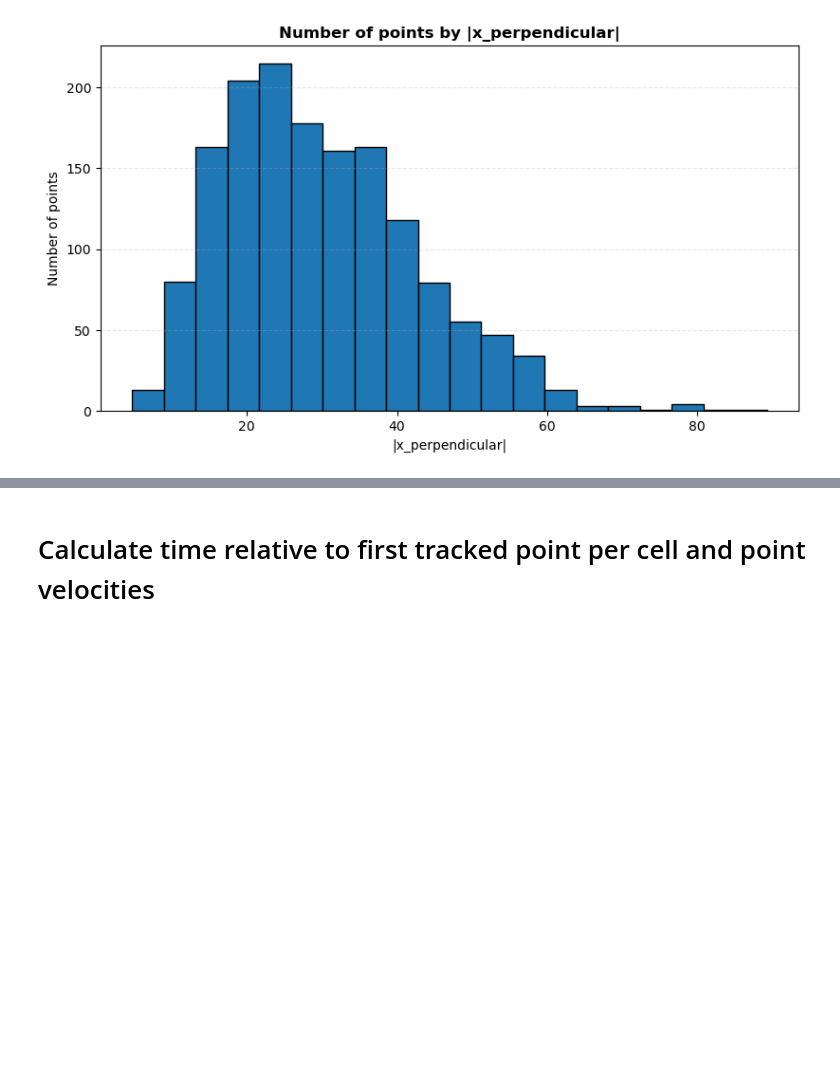
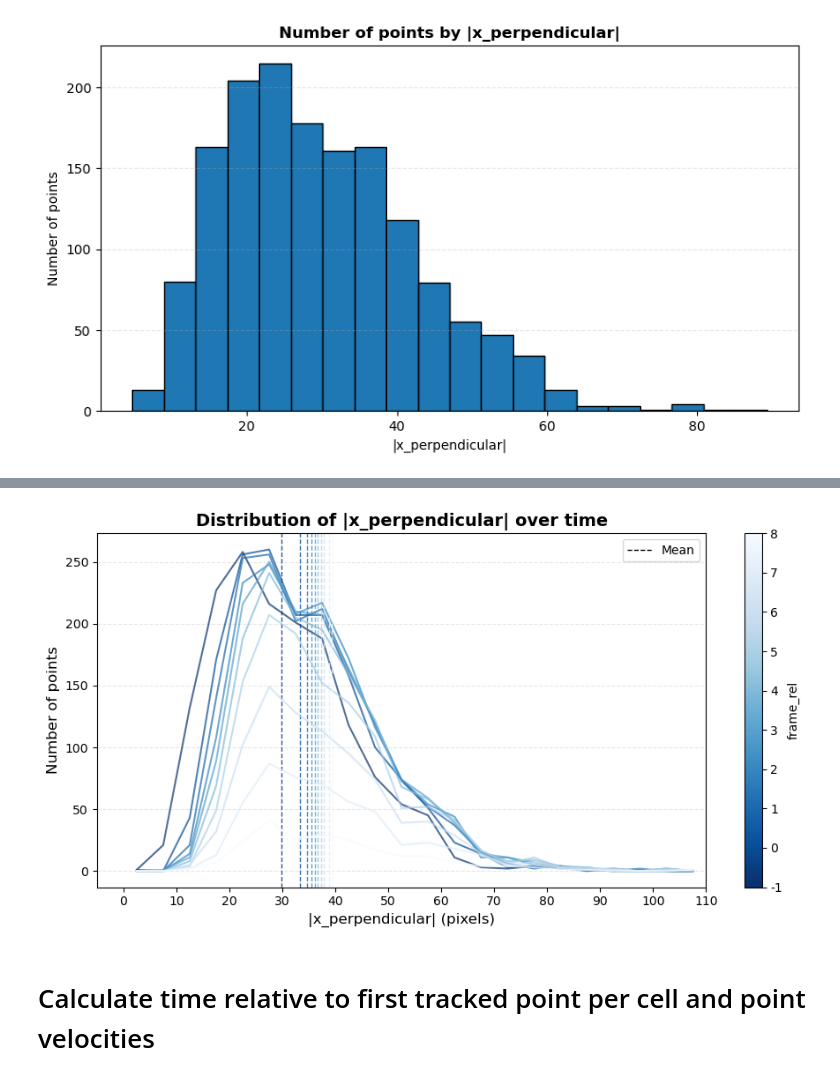
Before and after one commit to signynas/diet4CoLA, a Jupyter notebook: annotated_data.ipynb, the cells around one changed output, grey strips where cells are left out. Cells and saved outputs as stored; diff of their text form; code cells hidden in the pictures; blank space fills up the shorter version.

```diff
--- a/annotated_data.ipynb
+++ b/annotated_data.ipynb
@@ -246,5 +250,9 @@ bu.animate_points_by_x_perpendicular(points_cut, True)
 # %% [output]
 [interactive output not drawn]
+# %%
+bu.plot_points_vs_x_perpendicular_overlapping(points_cut, end_offset=8, colormap='Blues_r', bin_length=5)
+# %% [output]
+[figure, added]
 # %% [markdown]
 # Calculate time relative to first tracked point per cell and point velocities
 # %%
```
Also changed, not shown: parts of 14 cells of this notebook.
